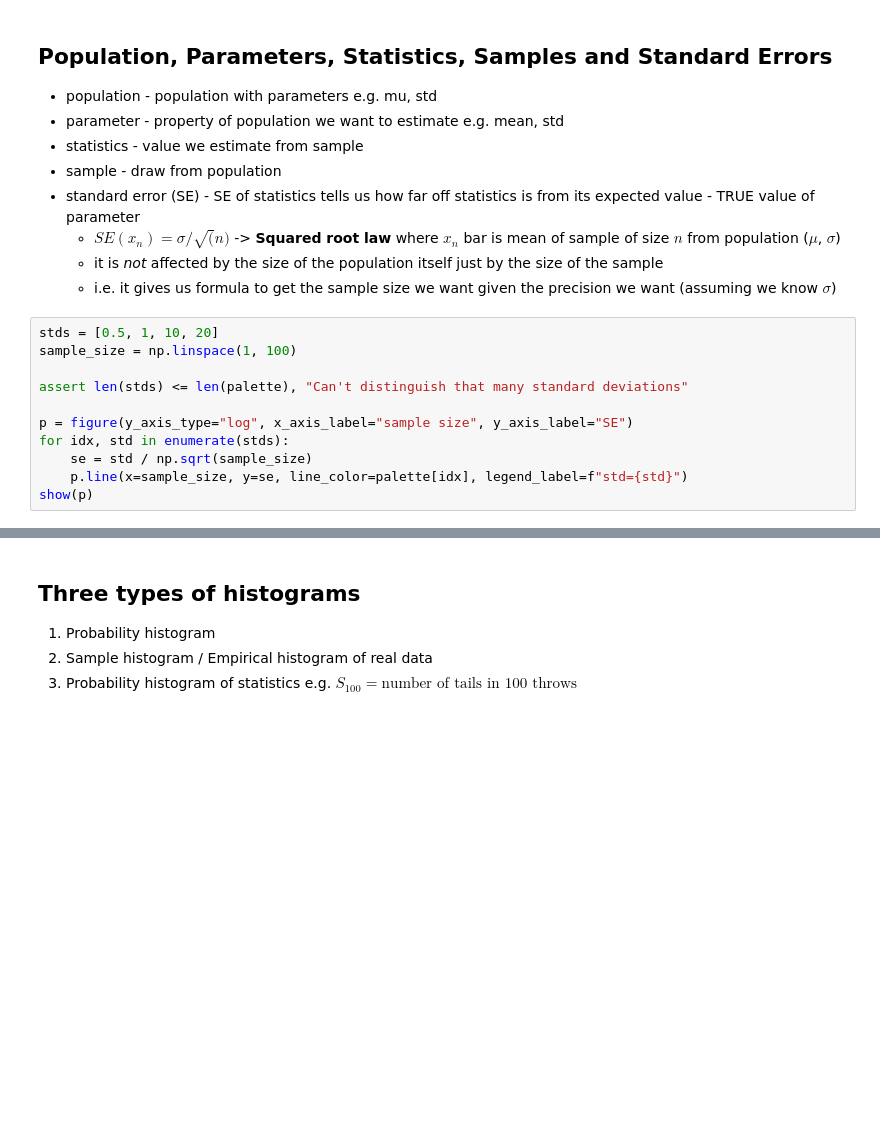
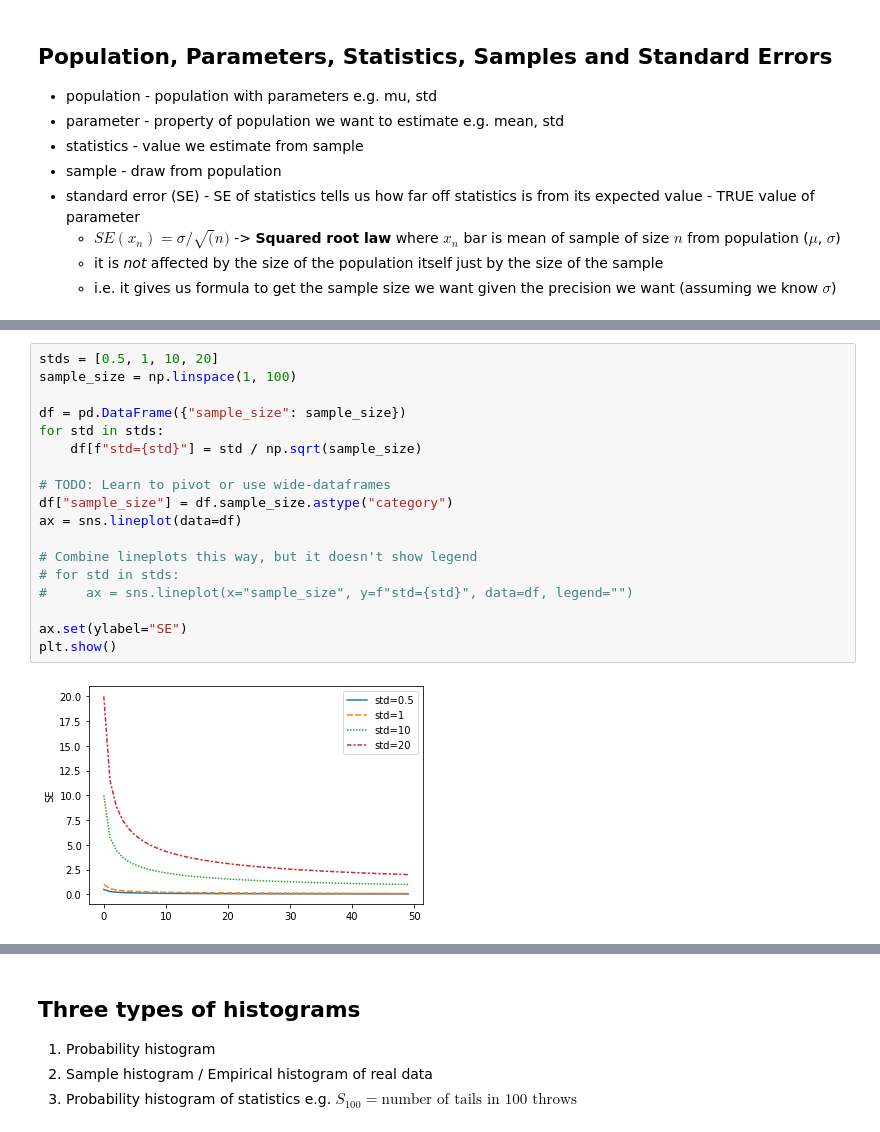
Before and after one commit to TomasDrozdik/statistics, a Jupyter notebook: introduction-to-statistics.ipynb, the cells around one changed output, grey strips where cells are left out. Drawn from its saved outputs; the diff is of its cells as text; blank space fills up the shorter version.

```diff
--- a/introduction-to-statistics.ipynb
+++ b/introduction-to-statistics.ipynb
@@ -147,14 +134,3 @@ math.comb(n, k)
     - $SE(x_n) = \sigma / \sqrt(n)$ -> **Squared root law** where $x_n$ bar is mean of sample of size $n$ from population ($\mu$, $\sigma$)
     - it is *not* affected by the size of the population itself just by the size of the sample
     - i.e. it gives us formula to get the sample size we want given the precision we want (assuming we know $\sigma$)
-# %%
-stds = [0.5, 1, 10, 20]
-sample_size = np.linspace(1, 100)
-
-assert len(stds) <= len(palette), "Can't distinguish that many standard deviations"
-
-p = figure(y_axis_type="log", x_axis_label="sample size", y_axis_label="SE")
-for idx, std in enumerate(stds):
-    se = std / np.sqrt(sample_size)
-    p.line(x=sample_size, y=se, line_color=palette[idx], legend_label=f"std={std}")
-show(p)
@@ -164,3 +137,23 @@ show(p)
+# %%
+stds = [0.5, 1, 10, 20]
+sample_size = np.linspace(1, 100)
+
+df = pd.DataFrame({"sample_size": sample_size})
+for std in stds:
+    df[f"std={std}"] = std / np.sqrt(sample_size)
+
+# TODO: Learn to pivot or use wide-dataframes
+df["sample_size"] = df.sample_size.astype("category")
+ax = sns.lineplot(data=df)
+
+# Combine lineplots this way, but it doesn't show legend
+# for std in stds:
+#     ax = sns.lineplot(x="sample_size", y=f"std={std}", data=df, legend="")
+
+ax.set(ylabel="SE")
+plt.show()
+# %% [output]
+[figure, added]
 # %% [markdown]
 ## EV and SE of Sum, Percentages
 
```
Also changed, not shown: parts of 17 cells of this notebook.
